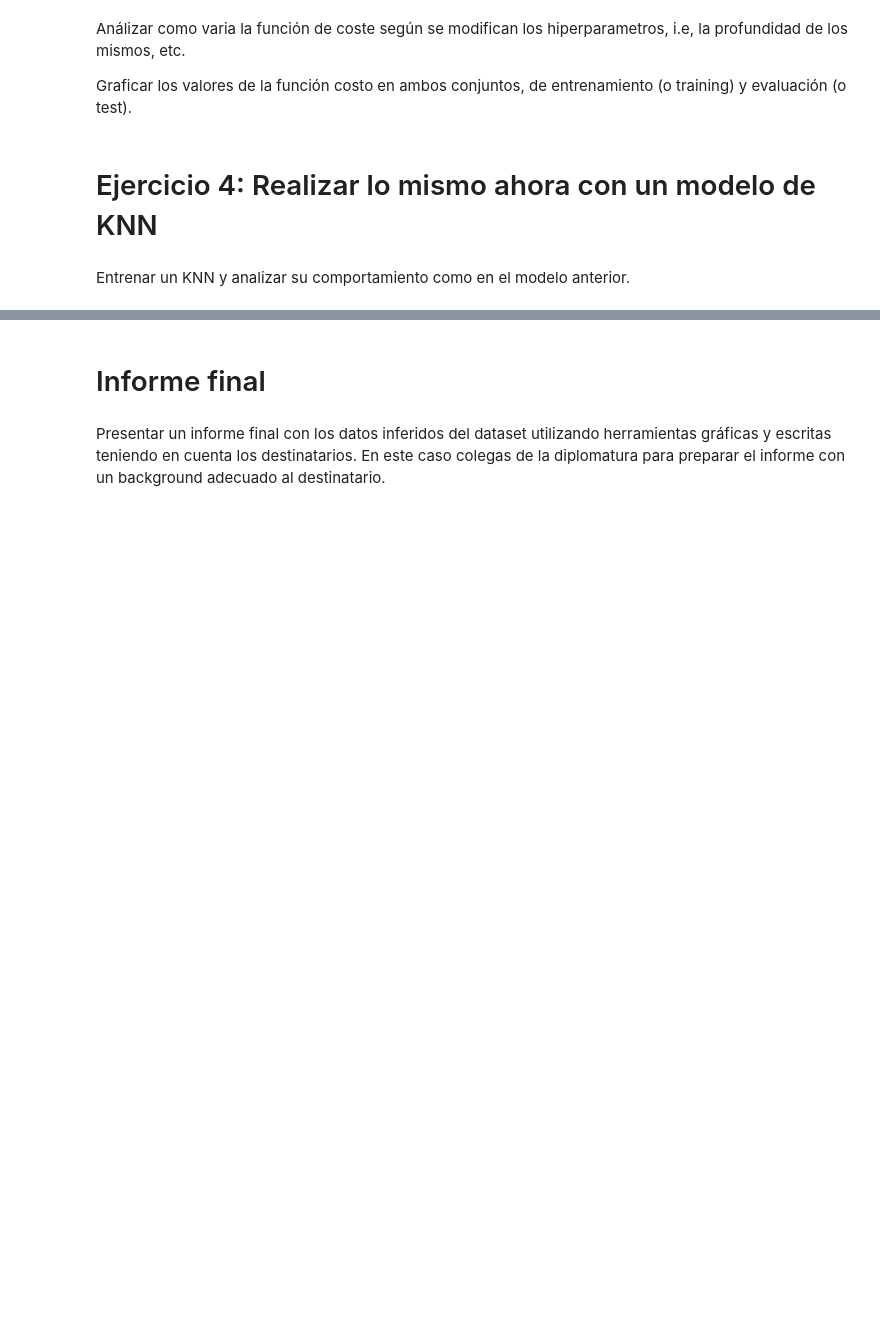
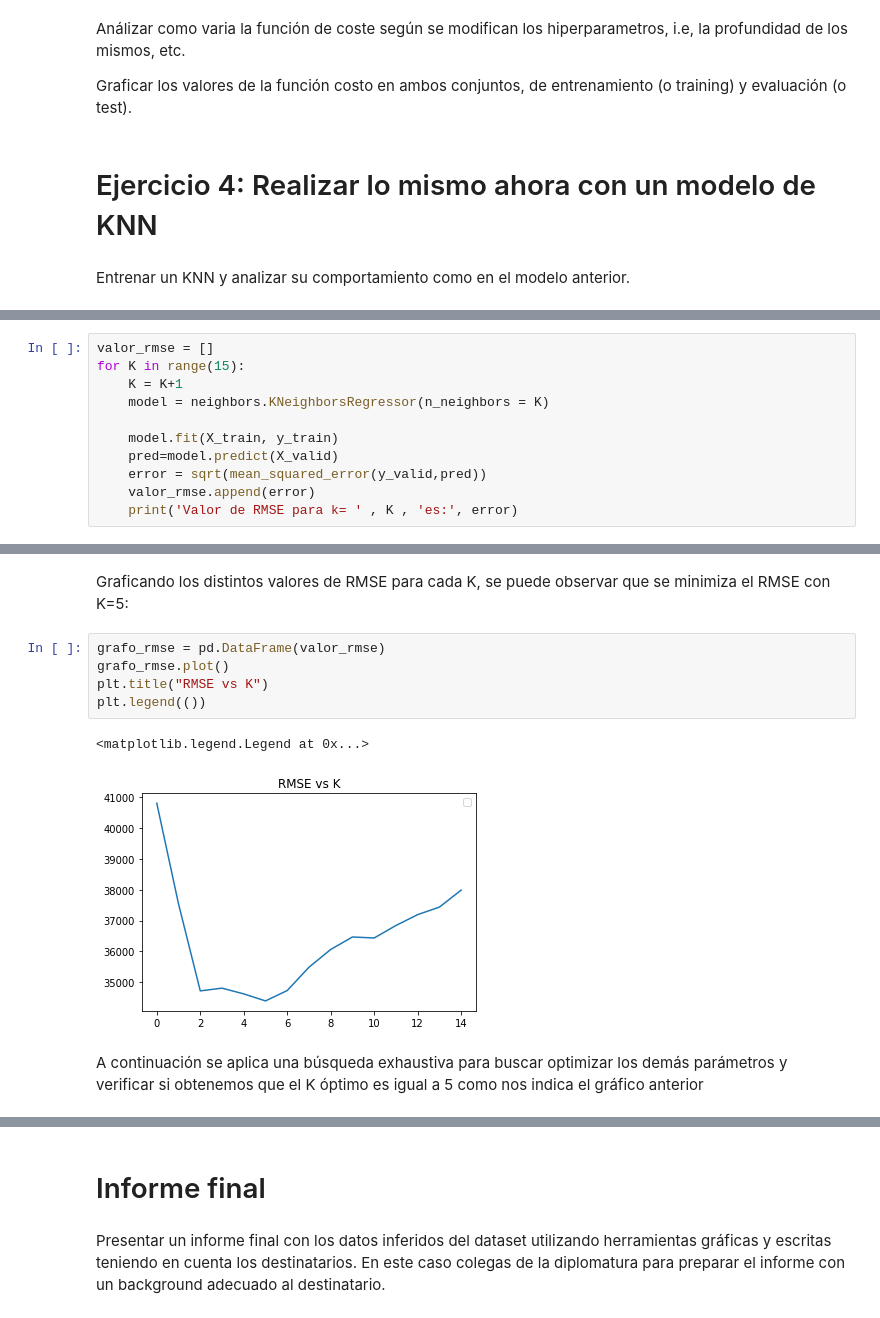
Before and after one commit to mnuclle/DiploDatos, a Jupyter notebook: 00 - Mentorias/4. Mentoria AS/Aprendizaje_automatico (1).ipynb, the cells around one changed output, grey strips where cells are left out. Drawn from its saved outputs; the diff is of its cells as text; blank space fills up the shorter version.

```diff
--- a/00 - Mentorias/4. Mentoria AS/Aprendizaje_automatico (1).ipynb
+++ b/00 - Mentorias/4. Mentoria AS/Aprendizaje_automatico (1).ipynb
@@ -422,0 +421,11 @@ Entrenar un KNN y analizar su comportamiento como en el modelo anterior.
+# %%
+valor_rmse = []
+for K in range(15):
+    K = K+1
+    model = neighbors.KNeighborsRegressor(n_neighbors = K)
+
+    model.fit(X_train, y_train)
+    pred=model.predict(X_valid)
+    error = sqrt(mean_squared_error(y_valid,pred))
+    valor_rmse.append(error)
+    print('Valor de RMSE para k= ' , K , 'es:', error)
@@ -422,0 +448,12 @@ Entrenar un KNN y analizar su comportamiento como en el modelo anterior.
+# %% [markdown]
+Graficando los distintos valores de RMSE para cada K, se puede observar que se minimiza el RMSE con K=5:
+# %%
+grafo_rmse = pd.DataFrame(valor_rmse)
+grafo_rmse.plot()
+plt.title("RMSE vs K")
+plt.legend(())
+# %% [output]
+<matplotlib.legend.Legend at 0x...>
+[figure, added]
+# %% [markdown]
+A continuación se aplica una búsqueda exhaustiva para buscar optimizar los demás parámetros y verificar si obtenemos que el K óptimo es igual a 5 como nos indica el gráfico anterior
```
Also changed, not shown: parts of 6 cells of this notebook.
